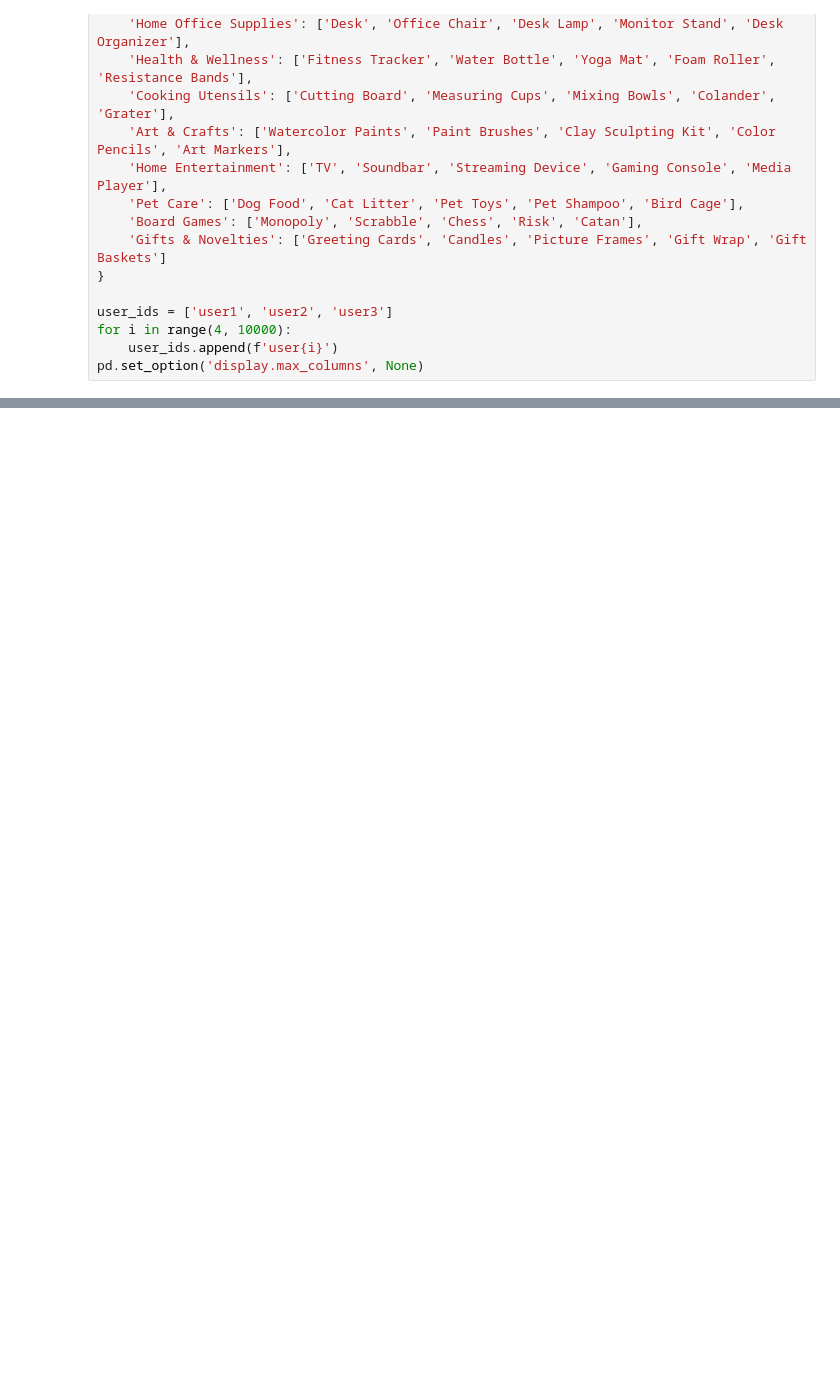
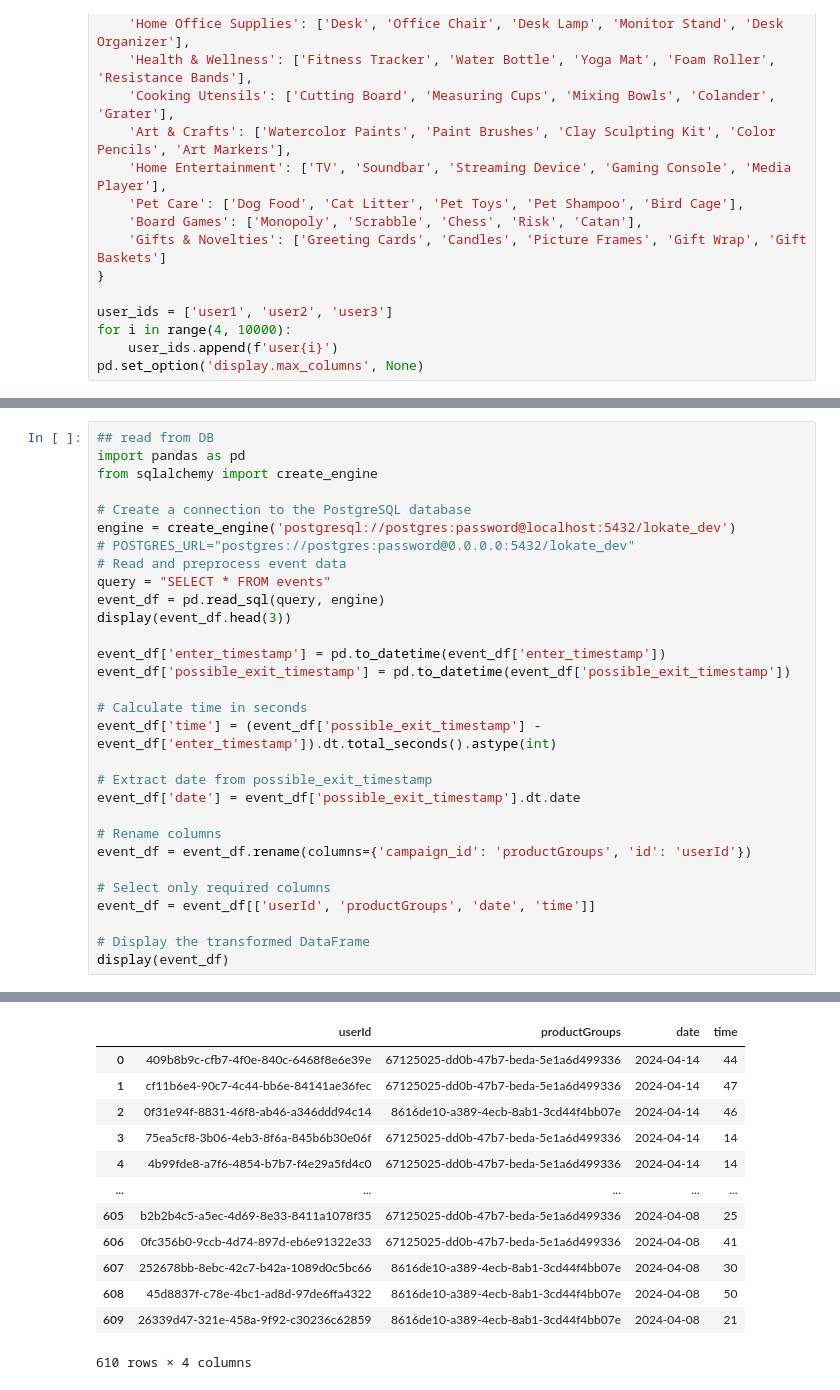
Before and after one commit to lokateapp/lokate-analytics-generator, a Jupyter notebook: purchase-analytics/bill.ipynb, the cells around one changed output, grey strips where cells are left out. Saved outputs shown, nothing was run; the diff lists cells and outputs as text; blank space fills up the shorter version.

Commit message:
read event data from postgresql

```diff
--- a/purchase-analytics/bill.ipynb
+++ b/purchase-analytics/bill.ipynb
@@ -184,0 +137,31 @@ Updated Excel file created: events.xlsx
+# %%
+## read from DB
+import pandas as pd
+from sqlalchemy import create_engine
+
+# Create a connection to the PostgreSQL database
+engine = create_engine('postgresql://postgres:password@localhost:5432/lokate_dev')
+# POSTGRES_URL="postgres://postgres:password@0.0.0.0:5432/lokate_dev"
+# Read and preprocess event data
+query = "SELECT * FROM events"
+event_df = pd.read_sql(query, engine)
+display(event_df.head(3))
+
+event_df['enter_timestamp'] = pd.to_datetime(event_df['enter_timestamp'])
+event_df['possible_exit_timestamp'] = pd.to_datetime(event_df['possible_exit_timestamp'])
+
+# Calculate time in seconds
+event_df['time'] = (event_df['possible_exit_timestamp'] - event_df['enter_timestamp']).dt.total_seconds().astype(int)
+
+# Extract date from possible_exit_timestamp
+event_df['date'] = event_df['possible_exit_timestamp'].dt.date
+
+# Rename columns
+event_df = event_df.rename(columns={'campaign_id': 'productGroups', 'id': 'userId'})
+
+# Select only required columns
+event_df = event_df[['userId', 'productGroups', 'date', 'time']]
+
+# Display the transformed DataFrame
+display(event_df)
+# %% [output]
@@ -185,3 +172,16 @@ Updated Excel file created: events.xlsx
+|  | userId | productGroups | date | time |
+| 0 | 409b8b9c-cfb7-4f0e-840c-6468f8e6e39e | 67125025-dd0b-47b7-beda-5e1a6d499336 | 2024-04-14 | 44 |
+| 1 | cf11b6e4-90c7-4c44-bb6e-84141ae36fec | 67125025-dd0b-47b7-beda-5e1a6d499336 | 2024-04-14 | 47 |
+| 2 | 0f31e94f-8831-46f8-ab46-a346ddd94c14 | 8616de10-a389-4ecb-8ab1-3cd44f4bb07e | 2024-04-14 | 46 |
+| 3 | 75ea5cf8-3b06-4eb3-8f6a-845b6b30e06f | 67125025-dd0b-47b7-beda-5e1a6d499336 | 2024-04-14 | 14 |
+| 4 | 4b99fde8-a7f6-4854-b7b7-f4e29a5fd4c0 | 67125025-dd0b-47b7-beda-5e1a6d499336 | 2024-04-14 | 14 |
+| ... | ... | ... | ... | ... |
+| 605 | b2b2b4c5-a5ec-4d69-8e33-8411a1078f35 | 67125025-dd0b-47b7-beda-5e1a6d499336 | 2024-04-08 | 25 |
+| 606 | 0fc356b0-9ccb-4d74-897d-eb6e91322e33 | 67125025-dd0b-47b7-beda-5e1a6d499336 | 2024-04-08 | 41 |
+| 607 | 252678bb-8ebc-42c7-b42a-1089d0c5bc66 | 8616de10-a389-4ecb-8ab1-3cd44f4bb07e | 2024-04-08 | 30 |
+| 608 | 45d8837f-c78e-4bc1-ad8d-97de6ffa4322 | 8616de10-a389-4ecb-8ab1-3cd44f4bb07e | 2024-04-08 | 50 |
+| 609 | 26339d47-321e-458a-9f92-c30236c62859 | 8616de10-a389-4ecb-8ab1-3cd44f4bb07e | 2024-04-08 | 21 |
+610 rows × 4 columns
 # %%
 ## process the event data
 import pandas as pd
```
Also changed, not shown: parts of 9 cells of this notebook.
